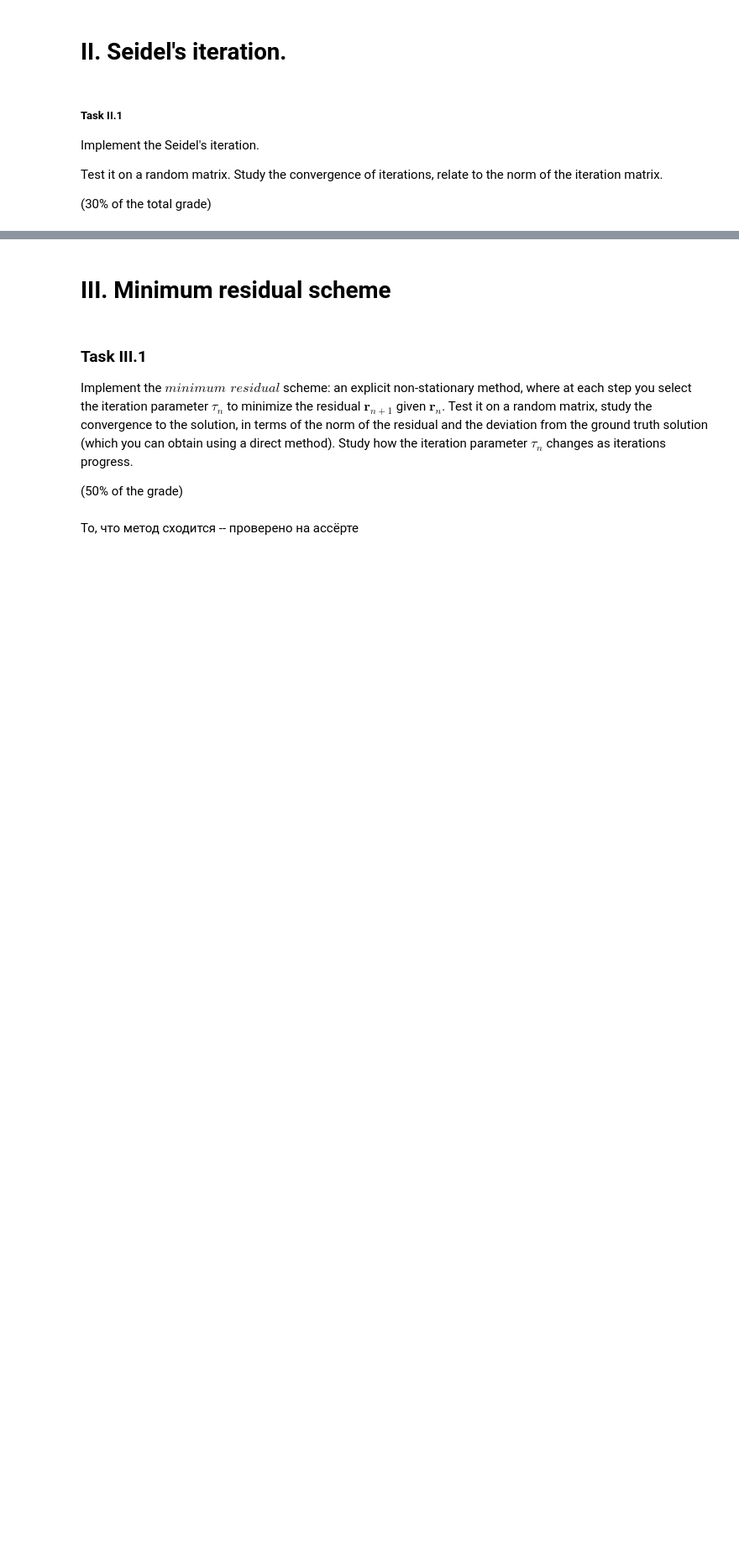
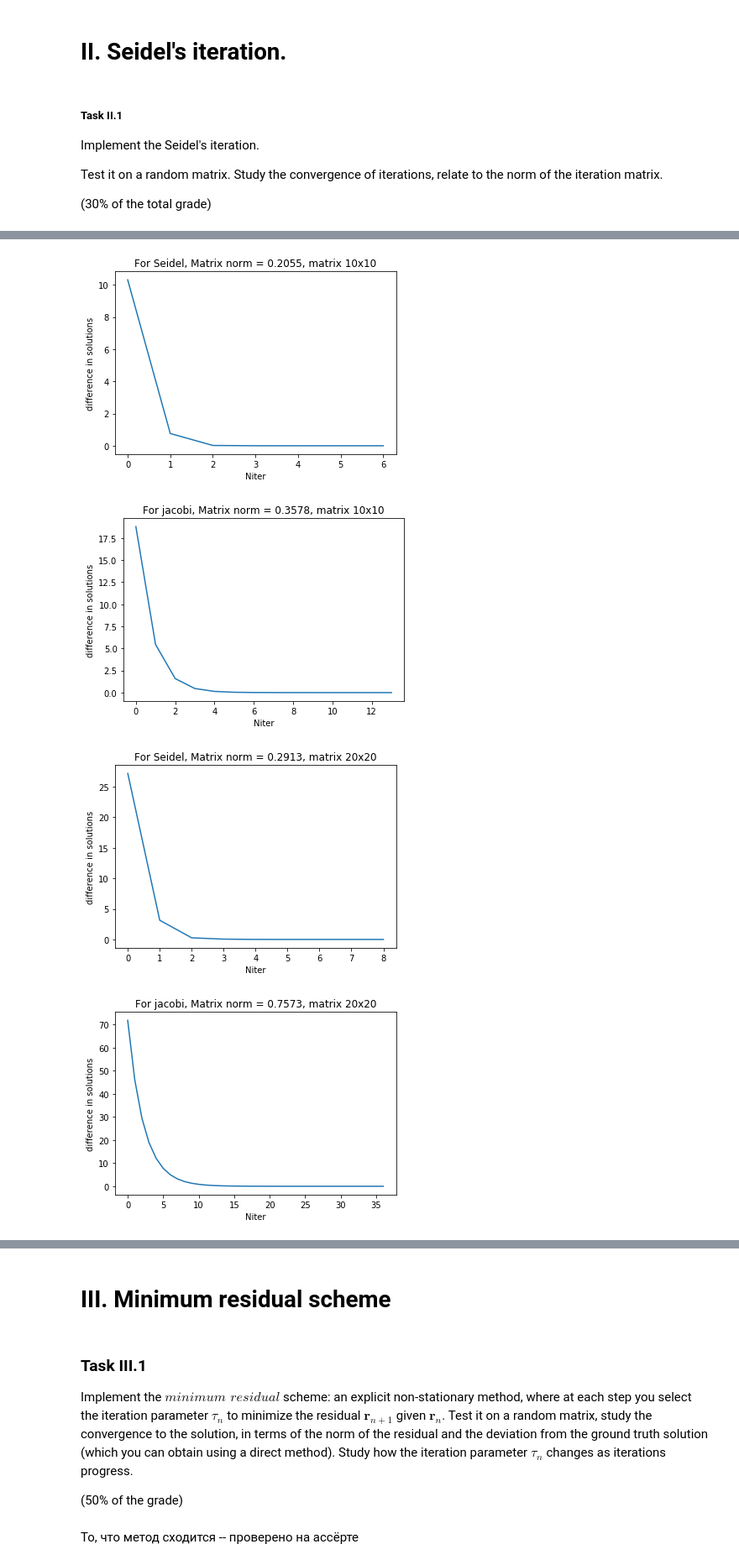
Before and after one commit to arpolkin/CP2020, a Jupyter notebook: week_4_iterative_linalg_Jacobi_Seidel_minres.ipynb, the cells around one changed output, grey strips where cells are left out. Shown at 84% size. Drawn from its saved outputs; the diff is of its cells as text; code cells hidden in the pictures; blank space fills up the shorter version.

```diff
--- a/week_4_iterative_linalg_Jacobi_Seidel_minres.ipynb
+++ b/week_4_iterative_linalg_Jacobi_Seidel_minres.ipynb
@@ -146,0 +160,70 @@ np.testing.assert_allclose(A@seidel(A,b,x0)-b,np.zeros(n), atol=1e-5)
+# %%
+import matplotlib.pyplot as plt
+
+
+def seidel_test(A1, b, x0, eps=1e-6, niter=100):
+    Aa = A1.copy()
+    L = np.tril(Aa)
+    U = Aa - L
+    Linv = np.linalg.inv(L)
+    difference = np.empty(0)
+    x_prev = x0
+    for j in range(niter):
+        x_curr = Linv@(b-U @ x_prev)
+        difference = np.append(difference, np.linalg.norm(Aa@x_curr-b))
+        if np.linalg.norm(x_curr-x_prev)<eps:
+            return difference, np.linalg.norm(Linv), j
+        else:
+            x_prev = x_curr
+    print("Reached max iteration")
+    return np.linalg.norm(Aa@x_prev-b), np.linalg.norm(Linv)
+
+
+def jacobi_iter_test(A, b, x0, eps=1e-6, niter=100):
+    U = A.copy()
+    xprev = x0
+    D = np.diag(np.diag(U))
+    R = U-D
+    difference = np.empty(0)
+    Dinv = np.diag(1 / np.diag(U))
+    for j in range(niter):
+        xcurr = Dinv@(b-R@xprev)
+        difference = np.append(difference,np.linalg.norm(U@xcurr-b))
+        if np.linalg.norm(xcurr-xprev) < eps:
+            return  difference, np.linalg.norm(Dinv @ R), j
+
+        else:
+            xprev = xcurr
+    return difference, np.linalg.norm(Dinv @ R), j
+
+Diff_s = np.empty(0)
+Norm_s = np.empty(0)
+Diff_j = np.empty(0)
+Norm_j = np.empty(0)
+
+for i in range(1,10):
+    d = i*10
+    Mat = rndm.uniform(size=(d, d)) + np.diagflat([15]*d)
+    bb = rndm.uniform(size=d)
+    dif_s, norm_s, j = seidel_test(Mat, bb, np.ones_like(bb))
+    dif_j, norm_j, q = jacobi_iter_test(Mat, bb, np.ones_like(bb))
+    Diff_j = np.append(Diff_j, dif_j)
+    Norm_j = np.append(Norm_j, norm_j)
+    Norm_s = np.append(Norm_s, norm_s)
+    #print(Norm_j)
+    #print(Diff_j)
+    plt.plot(np.arange(j+1),dif_s)
+    plt.ylabel("difference in solutions")
+    plt.xlabel("Niter")
+    plt.title("For Seidel, Matrix norm = {:.4f}, matrix {}x{}".format(norm_s,d,d))
+    plt.show()
+    plt.plot(np.arange(q+1),dif_j)
+    plt.ylabel("difference in solutions")
+    plt.xlabel("Niter")
+    plt.title("For jacobi, Matrix norm = {:.4f}, matrix {}x{}".format(norm_j,d,d))
+    plt.show()
+# %% [output]
+[figure, added]
+[figure, added]
+[figure, added]
+[figure, added]
```
Also changed, not shown: parts of 6 cells of this notebook, 1 other file.
